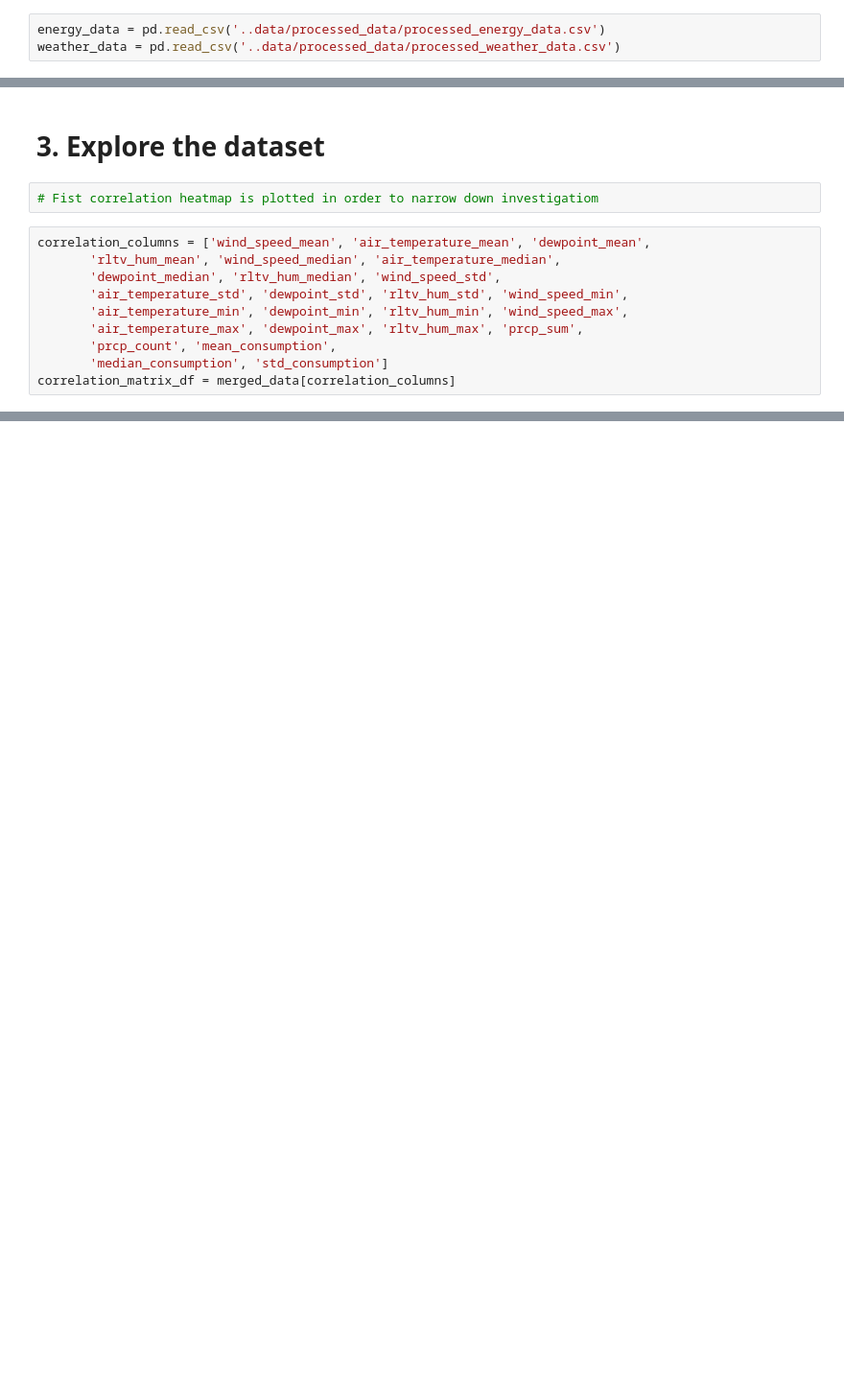
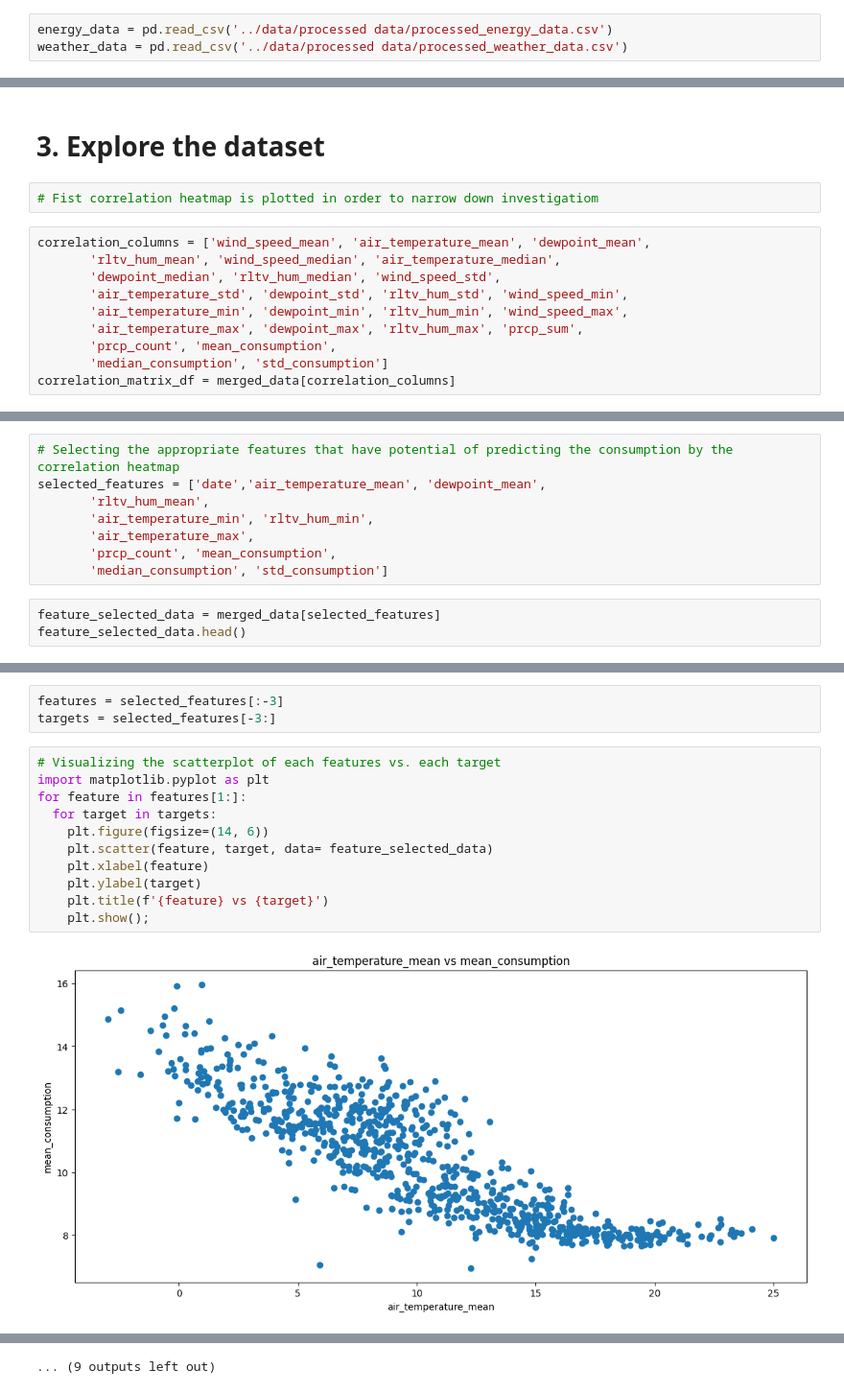
Before and after one commit to Bhattars1/london-energy-forecasting, a Jupyter notebook: notebooks/weather_time_energy_EDA.ipynb, the cells around one changed output, grey strips where cells are left out. Shown at 96% size. Saved outputs shown, nothing was run; the diff lists cells and outputs as text; blank space fills up the shorter version.

Commit message:
select appropriate features

```diff
--- a/notebooks/weather_time_energy_EDA.ipynb
+++ b/notebooks/weather_time_energy_EDA.ipynb
@@ -5,8 +5,8 @@
 # %%
 import pandas as pd
 # %%
-energy_data = pd.read_csv('..data/processed_data/processed_energy_data.csv')
-weather_data = pd.read_csv('..data/processed_data/processed_weather_data.csv')
+energy_data = pd.read_csv('../data/processed data/processed_energy_data.csv')
+weather_data = pd.read_csv('../data/processed data/processed_weather_data.csv')
 # %%
 energy_data.head(3)
 # %% [output]
@@ -230,3 +237,14 @@ plt.savefig('correlation_heatmap.png')
 plt.show();
 # %% [output]
 [figure]
+# %%
+# Selecting the appropriate features that have potential of predicting the consumption by the correlation heatmap
+selected_features = ['date','air_temperature_mean', 'dewpoint_mean',
+       'rltv_hum_mean',
+       'air_temperature_min', 'rltv_hum_min',
+       'air_temperature_max',
+       'prcp_count', 'mean_consumption',
+       'median_consumption', 'std_consumption']
+# %%
+feature_selected_data = merged_data[selected_features]
+feature_selected_data.head()
@@ -232,0 +258,16 @@ plt.show();
+# %%
+features = selected_features[:-3]
+targets = selected_features[-3:]
+# %%
+# Visualizing the scatterplot of each features vs. each target
+import matplotlib.pyplot as plt
+for feature in features[1:]:
+  for target in targets:
+    plt.figure(figsize=(14, 6))
+    plt.scatter(feature, target, data= feature_selected_data)
+    plt.xlabel(feature)
+    plt.ylabel(target)
+    plt.title(f'{feature} vs {target}')
+    plt.show();
+# %% [output]
+[figure, added]
@@ -232,0 +285 @@ plt.show();
+... (9 outputs left out)
```
Also changed, not shown: parts of 5 cells of this notebook.
